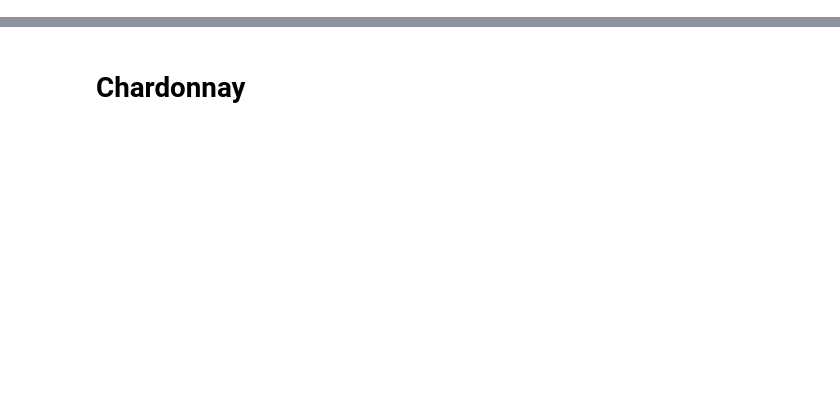
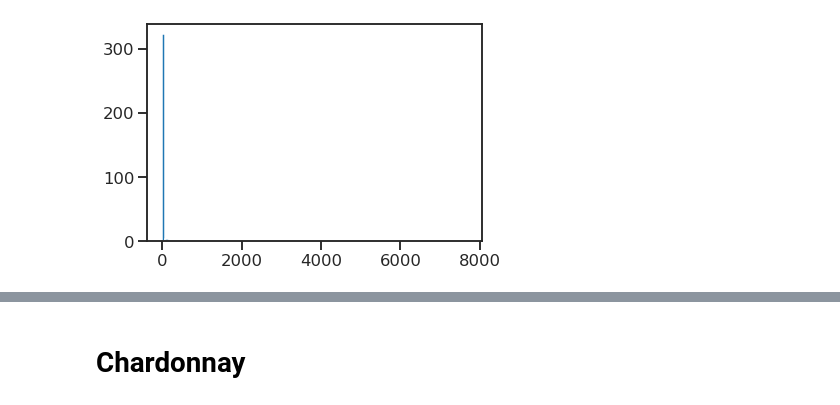
Before and after one commit to JocelynF/WineRegions, a Jupyter notebook: CreatePlots.ipynb, the cells around one changed output, grey strips where cells are left out. Saved outputs shown, nothing was run; the diff lists cells and outputs as text; code cells hidden in the pictures; blank space fills up the shorter version.

```diff
--- a/CreatePlots.ipynb
+++ b/CreatePlots.ipynb
@@ -57,0 +138,7 @@ wine_pages = pd.read_csv('WinePages.csv')
+# %%
+pv=[]
+p = []
+for page in wine_pages[wine_pages['CHARDONNAY'].notnull()]['CHARDONNAY']:
+    p.append(page)
+    pv.append(rawviews_unfilt[str(int(page))].iloc[497])
+    #rawviews_unfilt[[wine_pages[wine_pages['CHARDONNAY'].notnull()]['CHARDONNAY'].astype(int).astype(str).tolist()]]
@@ -57,0 +170,12 @@ wine_pages = pd.read_csv('WinePages.csv')
+# %%
+ind = weightviews_unfilt[weightviews_unfilt['DATE']==datetime.datetime(2019,1,1)].index.values[0]
+pv=[]
+p = []
+for page in wine_pages[wine_pages['CHARDONNAY'].notnull()]['CHARDONNAY']:
+    p.append(page)
+    pv.append(rawviews_unfilt[str(int(page))].iloc[ind])
+
+plt.hist(pv, bins = 100)
+plt.show()
+# %% [output]
+[figure, added]
```
Also changed, not shown: parts of 16 cells of this notebook, 3 other files.
